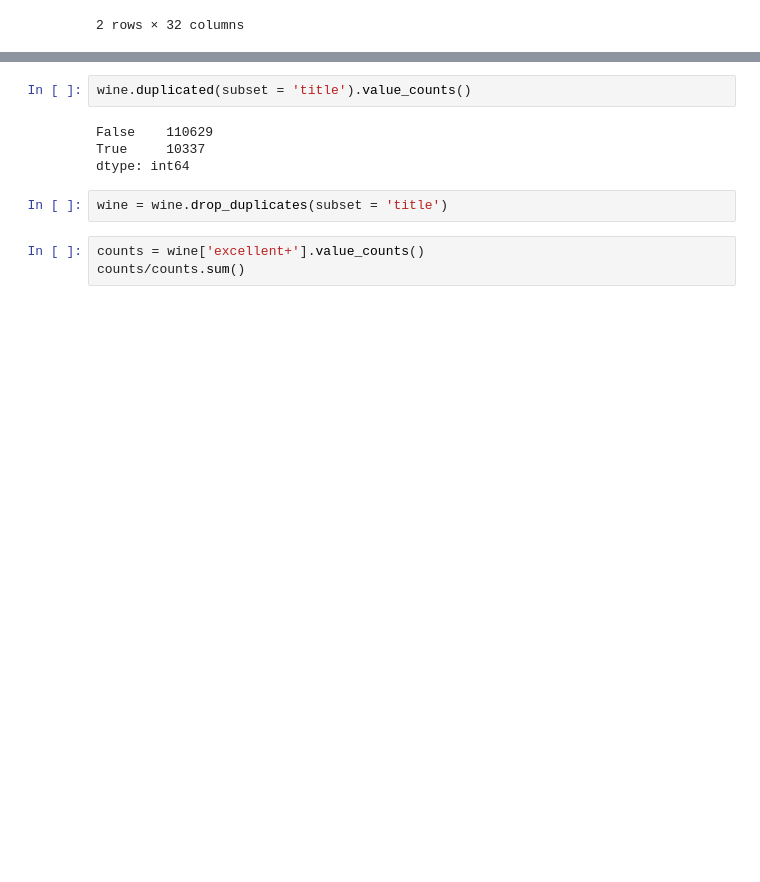
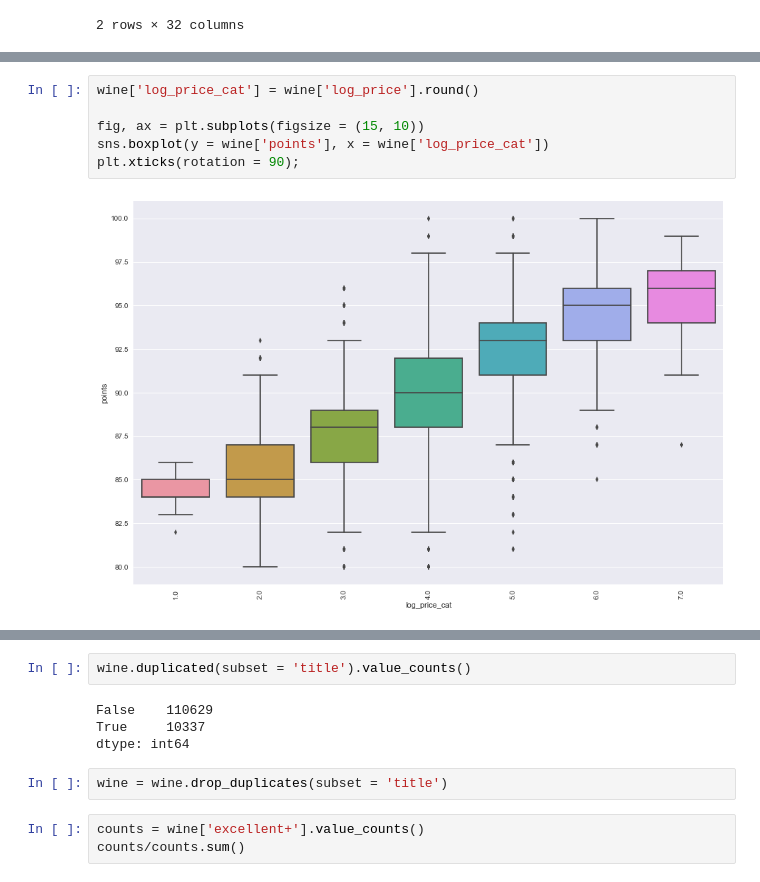
Before and after one commit to jbertscher/wining-and-mining, a Jupyter notebook: notebooks/1.0-jb-initial-data-exploration.ipynb, the cells around one changed output, grey strips where cells are left out. Drawn from its saved outputs; the diff is of its cells as text; blank space fills up the shorter version.

```diff
--- a/notebooks/1.0-jb-initial-data-exploration.ipynb
+++ b/notebooks/1.0-jb-initial-data-exploration.ipynb
@@ -122,3 +122,11 @@ sns.lmplot('points', 'log_price', data = wine, hue = 'excellent+');
+# %%
+wine['log_price_cat'] = wine['log_price'].round()
+
+fig, ax = plt.subplots(figsize = (15, 10))
+sns.boxplot(y = wine['points'], x = wine['log_price_cat'])
+plt.xticks(rotation = 90);
+# %% [output]
+[figure, added]
 # %%
 fig, ax = plt.subplots(figsize = (15, 10))
 sns.boxplot(y = wine['log_price'], x = wine['country'])
```
Also changed, not shown: parts of 16 cells of this notebook.
